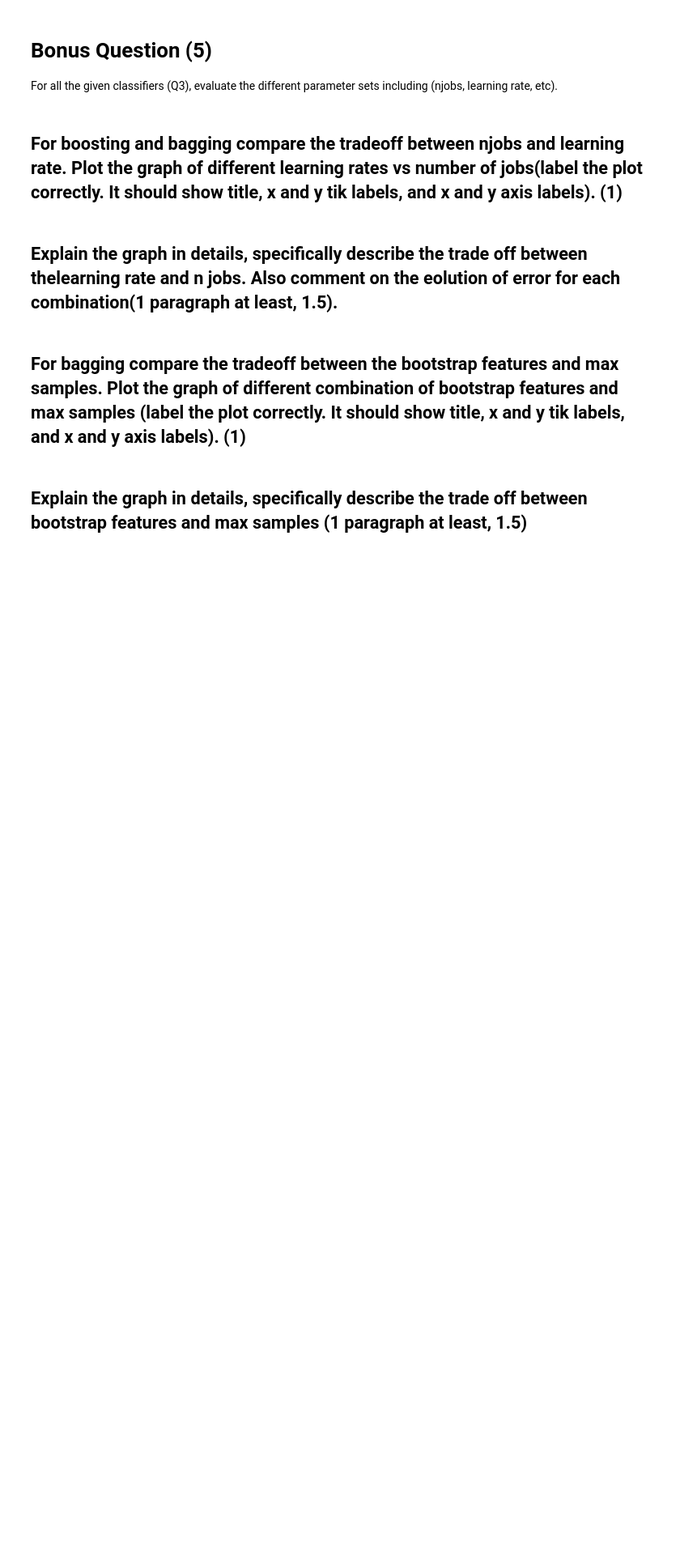
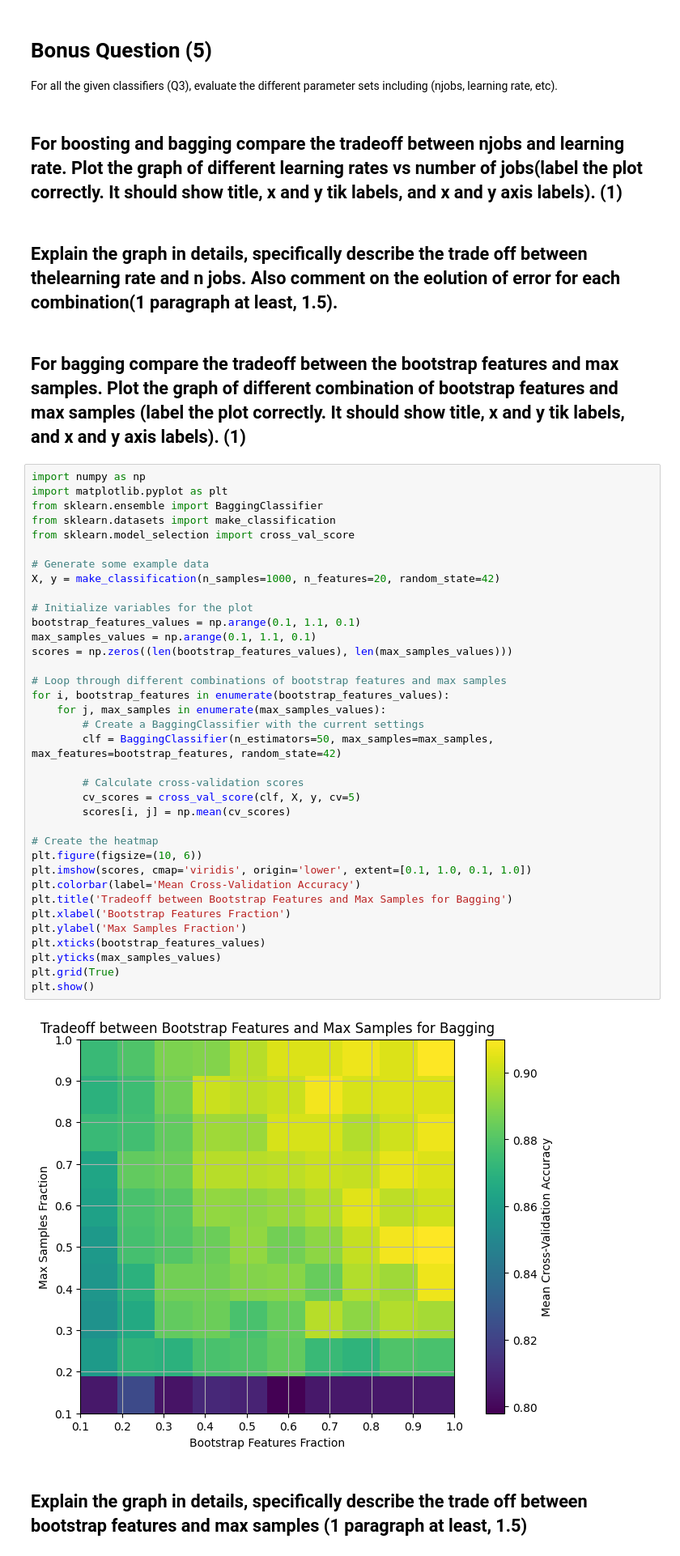
Before and after one commit to WK025/machine_learning, a Jupyter notebook: A1/Assignment 02_Group05.ipynb, the cells around one changed output. Shown at 81% size. Saved outputs shown, nothing was run; the diff lists cells and outputs as text; blank space fills up the shorter version.

```diff
--- a/A1/Assignment 02_Group05.ipynb
+++ b/A1/Assignment 02_Group05.ipynb
@@ -936,5 +1004,43 @@ For all the given classifiers (Q3), evaluate the different parameter sets includ
 ## Explain the graph in details, specifically describe the trade off between thelearning rate and n jobs. Also comment on the eolution of error for each combination(1 paragraph at least, 1.5).
 # %% [markdown]
 ## For bagging compare the tradeoff between the bootstrap features and max samples. Plot the graph of different combination of bootstrap features and max samples (label the plot correctly. It should show title, x and y tik labels, and x and y axis labels). (1)
+# %%
+import numpy as np
+import matplotlib.pyplot as plt
+from sklearn.ensemble import BaggingClassifier
+from sklearn.datasets import make_classification
+from sklearn.model_selection import cross_val_score
+
+# Generate some example data
+X, y = make_classification(n_samples=1000, n_features=20, random_state=42)
+
+# Initialize variables for the plot
+bootstrap_features_values = np.arange(0.1, 1.1, 0.1)
+max_samples_values = np.arange(0.1, 1.1, 0.1)
+scores = np.zeros((len(bootstrap_features_values), len(max_samples_values)))
+
+# Loop through different combinations of bootstrap features and max samples
+for i, bootstrap_features in enumerate(bootstrap_features_values):
+    for j, max_samples in enumerate(max_samples_values):
+        # Create a BaggingClassifier with the current settings
+        clf = BaggingClassifier(n_estimators=50, max_samples=max_samples, max_features=bootstrap_features, random_state=42)
+
+        # Calculate cross-validation scores
+        cv_scores = cross_val_score(clf, X, y, cv=5)
+        scores[i, j] = np.mean(cv_scores)
+
+# Create the heatmap
+plt.figure(figsize=(10, 6))
+plt.imshow(scores, cmap='viridis', origin='lower', extent=[0.1, 1.0, 0.1, 1.0])
+plt.colorbar(label='Mean Cross-Validation Accuracy')
+plt.title('Tradeoff between Bootstrap Features and Max Samples for Bagging')
+plt.xlabel('Bootstrap Features Fraction')
+plt.ylabel('Max Samples Fraction')
+plt.xticks(bootstrap_features_values)
+plt.yticks(max_samples_values)
+plt.grid(True)
+plt.show()
+# %% [output]
+[figure, added]
 # %% [markdown]
 ## Explain the graph in details, specifically describe the trade off between bootstrap features and max samples (1 paragraph at least, 1.5)
```
Also changed, not shown: parts of 13 cells of this notebook.
